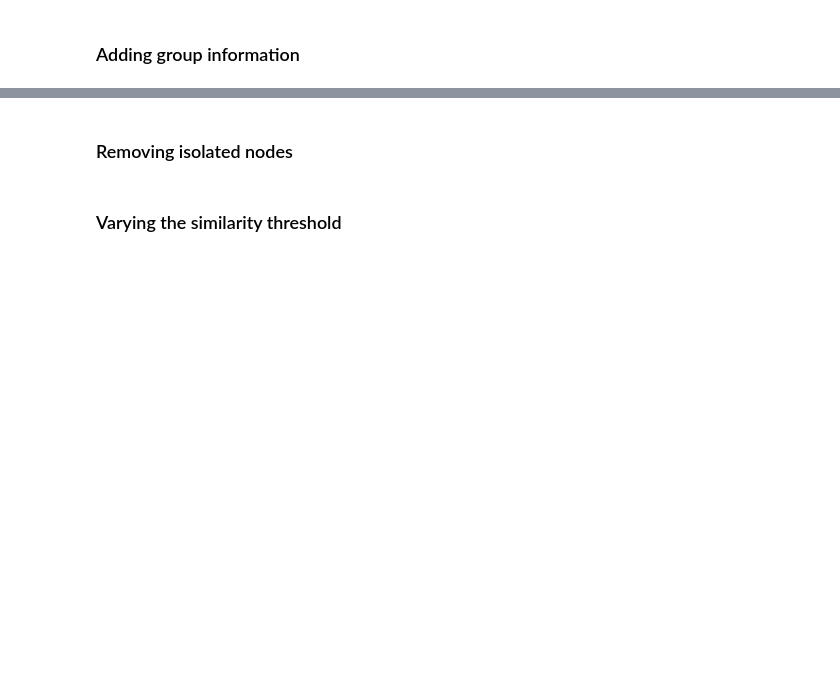
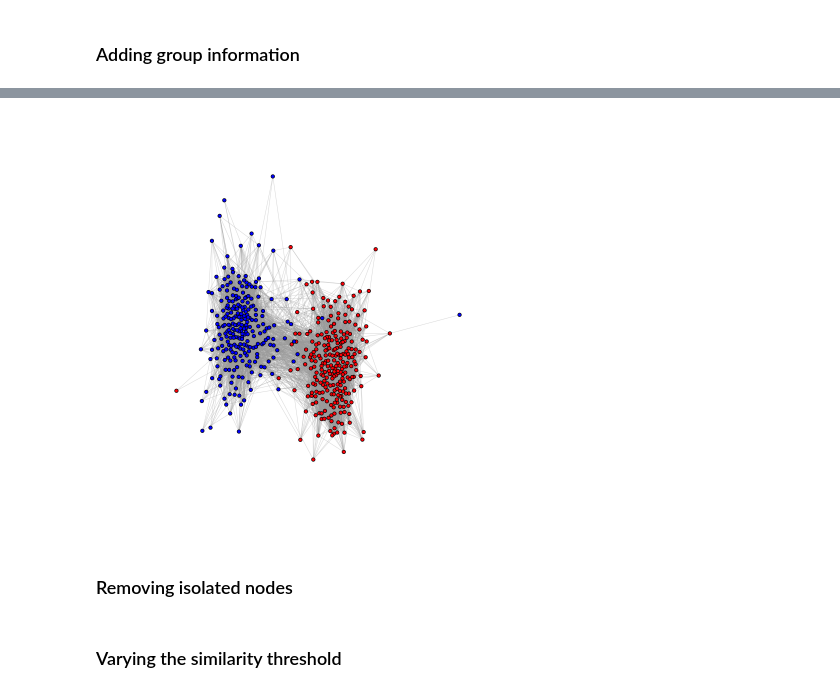
Before and after one commit to surveygraph/surveygraph-tutorials, a Jupyter notebook: graphs-from-surveys.ipynb, the cells around one changed output, grey strips where cells are left out. Drawn from its saved outputs; the diff is of its cells as text; code cells hidden in the pictures; blank space fills up the shorter version.

```diff
--- a/graphs-from-surveys.ipynb
+++ b/graphs-from-surveys.ipynb
@@ -242,6 +242,2 @@ Let's make use of the group identity column in our graph, the `S$group` column o
 # %%
-names <- data.frame(id=c(1:length(S$group)), group=S$group)
-
-g <- graph_from_data_frame(e, vertices=names, directed=FALSE)
-
-V(g)$color <- ifelse(V(g)$group == '1', "blue", "red")
+names <- data.frame(idummy=c(1:length(S$group)), group=S$group)
@@ -248,3 +248,7 @@ V(g)$color <- ifelse(V(g)$group == '1', "blue", "red")
+# %%
+plot(g, vertex.size=2.5, vertex.label=NA, edge.width=0.3, layout=layout.fruchterman.reingold)
+# %% [output]
+[figure, added]
 # %% [markdown]
 ### Removing isolated nodes
 # %% [markdown]
```
Also changed, not shown: parts of 6 cells of this notebook.
